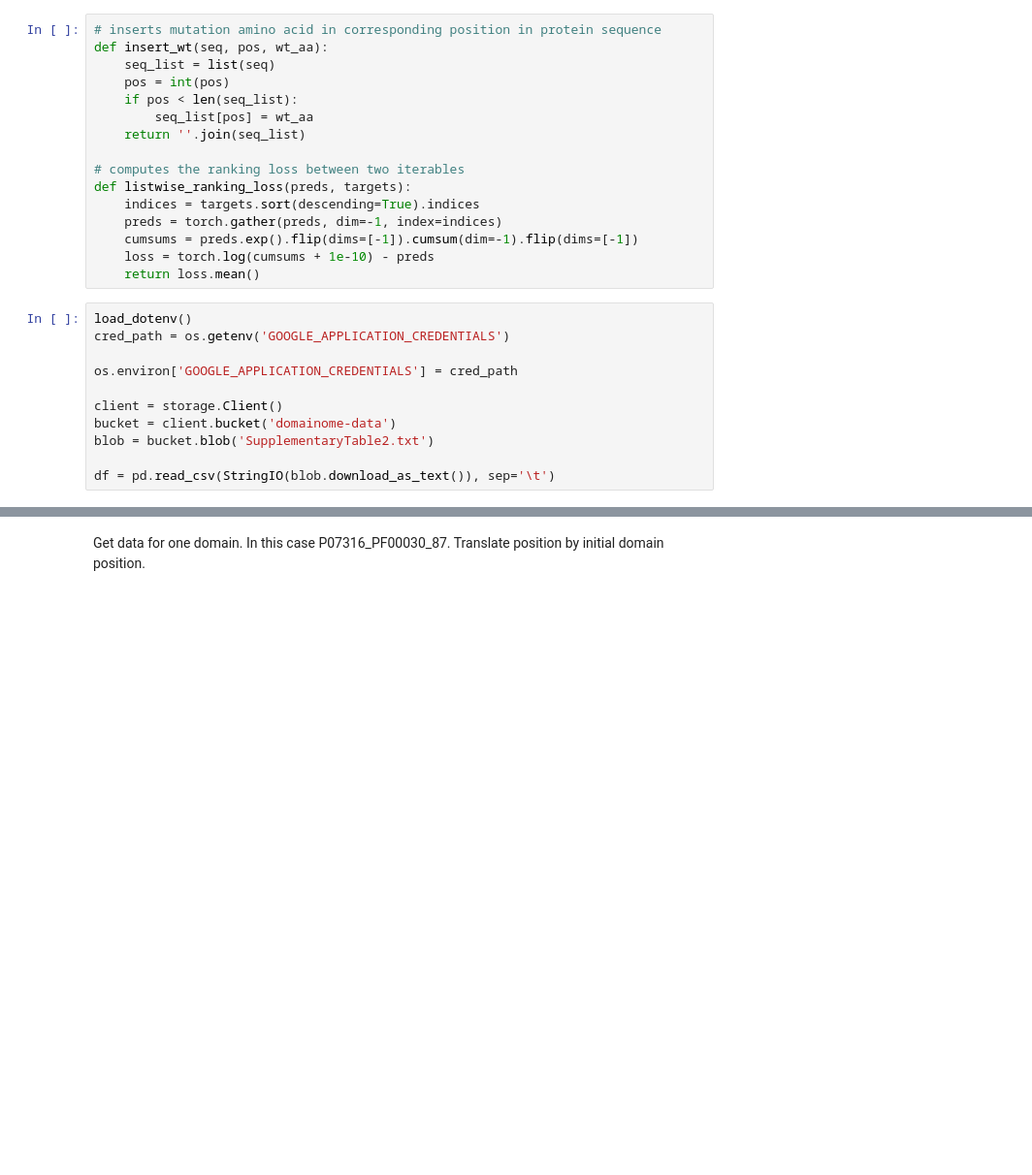
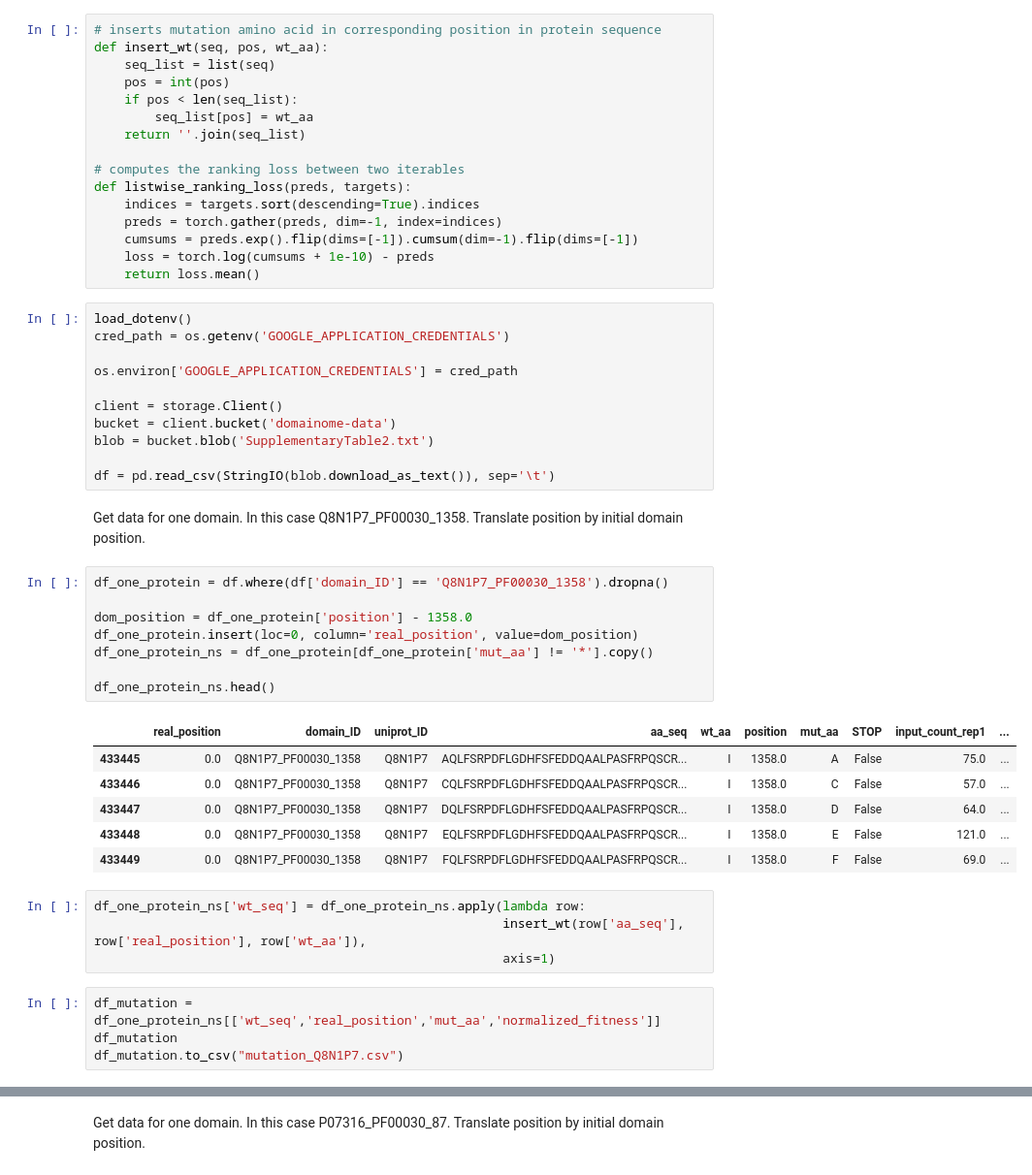
Before and after one commit to Hutch-Johnson/Protein-Language-Models, a Jupyter notebook: ProGen2_FT.ipynb, the cells around one changed output, grey strips where cells are left out. Shown at 97% size. Saved outputs shown, nothing was run; the diff lists cells and outputs as text; blank space fills up the shorter version.

```diff
--- a/ProGen2_FT.ipynb
+++ b/ProGen2_FT.ipynb
@@ -52,3 +52,28 @@ bucket = client.bucket('domainome-data')
 blob = bucket.blob('SupplementaryTable2.txt')
 
 df = pd.read_csv(StringIO(blob.download_as_text()), sep='\t')
+# %% [markdown]
+Get data for one domain.  In this case Q8N1P7_PF00030_1358.  Translate position by initial domain position.
+# %%
+df_one_protein = df.where(df['domain_ID'] == 'Q8N1P7_PF00030_1358').dropna()
+
+dom_position = df_one_protein['position'] - 1358.0
+df_one_protein.insert(loc=0, column='real_position', value=dom_position)
+df_one_protein_ns = df_one_protein[df_one_protein['mut_aa'] != '*'].copy()
+
+df_one_protein_ns.head()
+# %% [output]
+|  | real_position | domain_ID | uniprot_ID | aa_seq | wt_aa | position | mut_aa | STOP | input_count_rep1 | ... |
+| 433445 | 0.0 | Q8N1P7_PF00030_1358 | Q8N1P7 | AQLFSRPDFLGDHFSFEDDQAALPASFRPQSCR... | I | 1358.0 | A | False | 75.0 | ... |
+| 433446 | 0.0 | Q8N1P7_PF00030_1358 | Q8N1P7 | CQLFSRPDFLGDHFSFEDDQAALPASFRPQSCR... | I | 1358.0 | C | False | 57.0 | ... |
+| 433447 | 0.0 | Q8N1P7_PF00030_1358 | Q8N1P7 | DQLFSRPDFLGDHFSFEDDQAALPASFRPQSCR... | I | 1358.0 | D | False | 64.0 | ... |
+| 433448 | 0.0 | Q8N1P7_PF00030_1358 | Q8N1P7 | EQLFSRPDFLGDHFSFEDDQAALPASFRPQSCR... | I | 1358.0 | E | False | 121.0 | ... |
+| 433449 | 0.0 | Q8N1P7_PF00030_1358 | Q8N1P7 | FQLFSRPDFLGDHFSFEDDQAALPASFRPQSCR... | I | 1358.0 | F | False | 69.0 | ... |
+# %%
+df_one_protein_ns['wt_seq'] = df_one_protein_ns.apply(lambda row:
+                                                      insert_wt(row['aa_seq'], row['real_position'], row['wt_aa']),
+                                                      axis=1)
+# %%
+df_mutation = df_one_protein_ns[['wt_seq','real_position','mut_aa','normalized_fitness']]
+df_mutation
+df_mutation.to_csv("mutation_Q8N1P7.csv")
```
Also changed, not shown: parts of 2 cells of this notebook, 3 other files.
